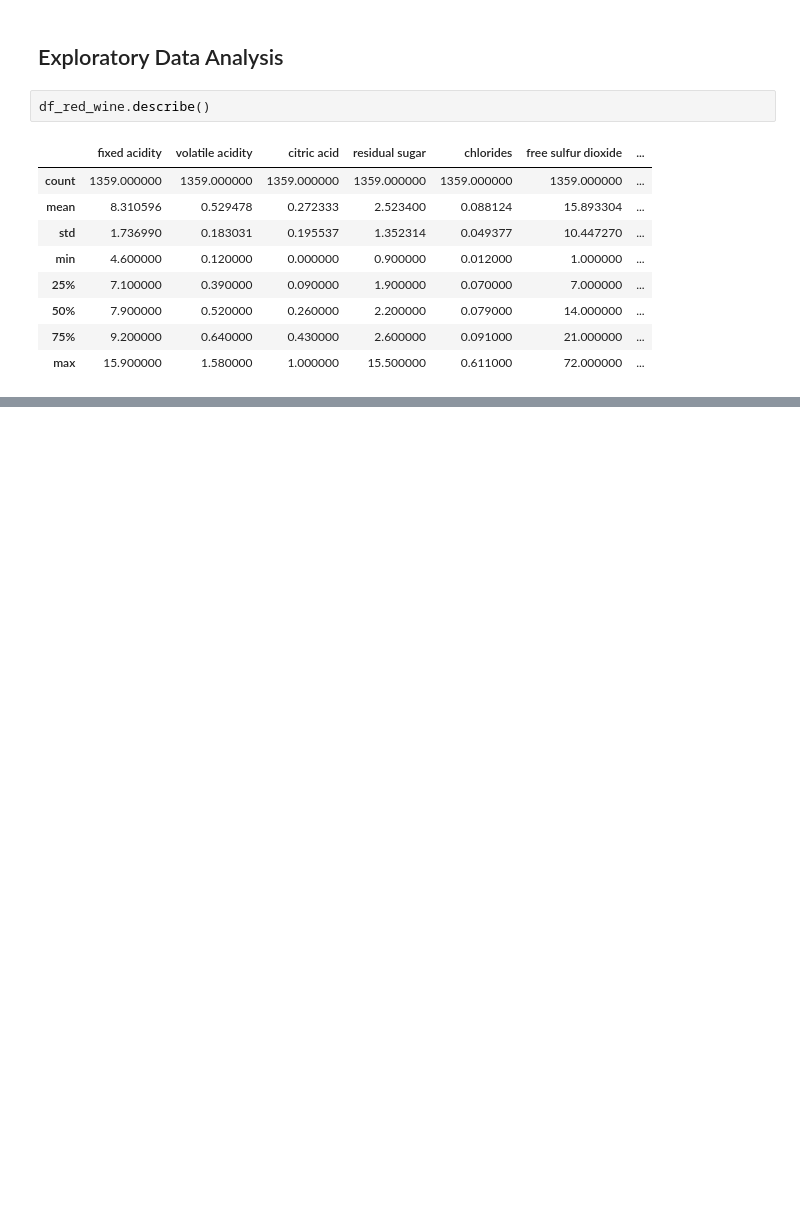
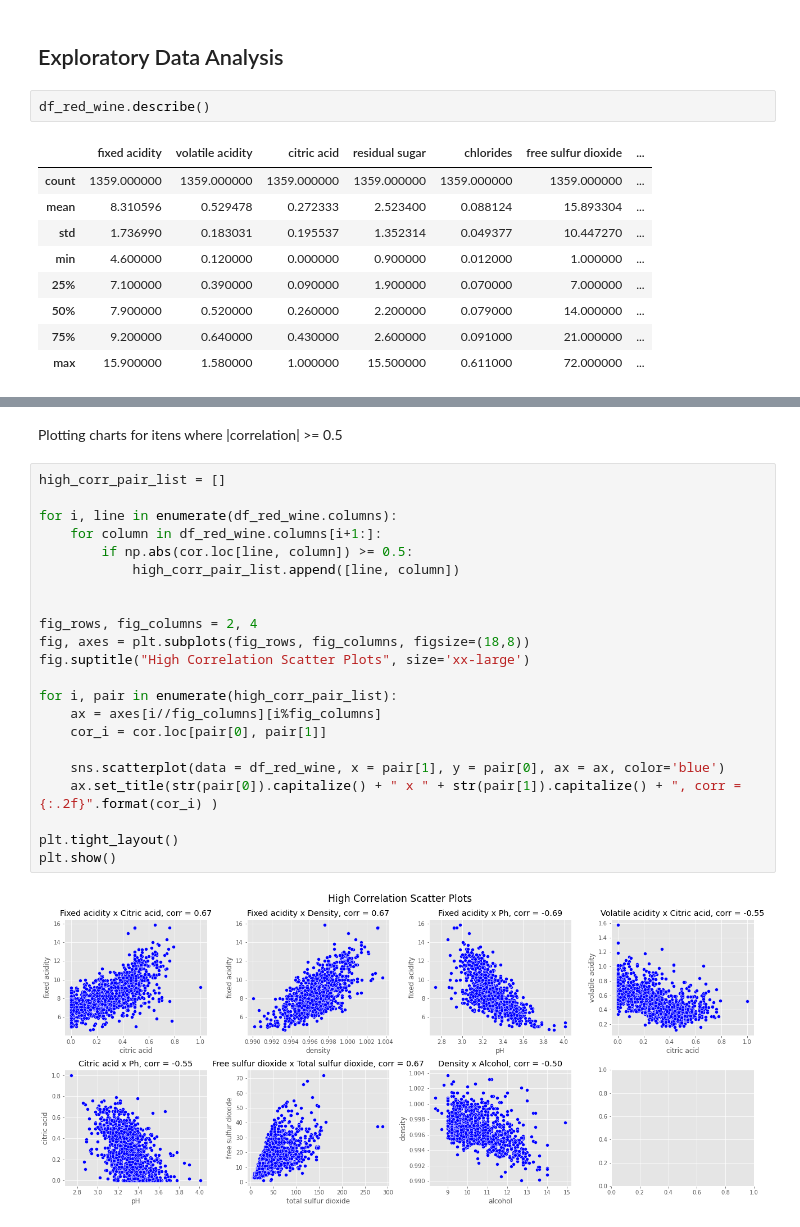
Before and after one commit to osouzadaniel/wine-analysis, a Jupyter notebook: wine.ipynb, the cells around one changed output, grey strips where cells are left out. Drawn from its saved outputs; the diff is of its cells as text; blank space fills up the shorter version.

```diff
--- a/wine.ipynb
+++ b/wine.ipynb
@@ -136,0 +147,26 @@ df_red_wine.describe()
+# %% [markdown]
+Plotting charts for itens where |correlation| >= 0.5
+# %%
+high_corr_pair_list = []
+
+for i, line in enumerate(df_red_wine.columns):
+    for column in df_red_wine.columns[i+1:]:
+        if np.abs(cor.loc[line, column]) >= 0.5:
+            high_corr_pair_list.append([line, column])
+
+
+fig_rows, fig_columns = 2, 4
+fig, axes = plt.subplots(fig_rows, fig_columns, figsize=(18,8))
+fig.suptitle("High Correlation Scatter Plots", size='xx-large')
+
+for i, pair in enumerate(high_corr_pair_list):
+    ax = axes[i//fig_columns][i%fig_columns]
+    cor_i = cor.loc[pair[0], pair[1]]
+
+    sns.scatterplot(data = df_red_wine, x = pair[1], y = pair[0], ax = ax, color='blue')
+    ax.set_title(str(pair[0]).capitalize() + " x " + str(pair[1]).capitalize() + ", corr = {:.2f}".format(cor_i) )
+
+plt.tight_layout()
+plt.show()
+# %% [output]
+[figure, added]
```
Also changed, not shown: parts of 6 cells of this notebook, 1 other file.
